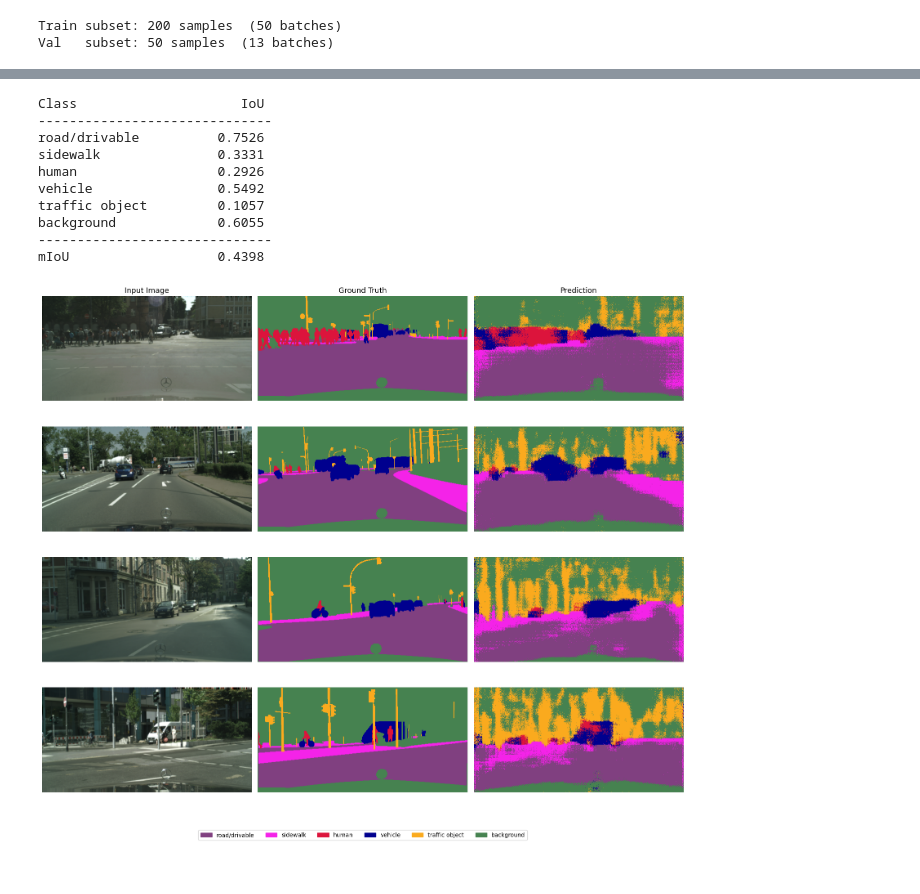
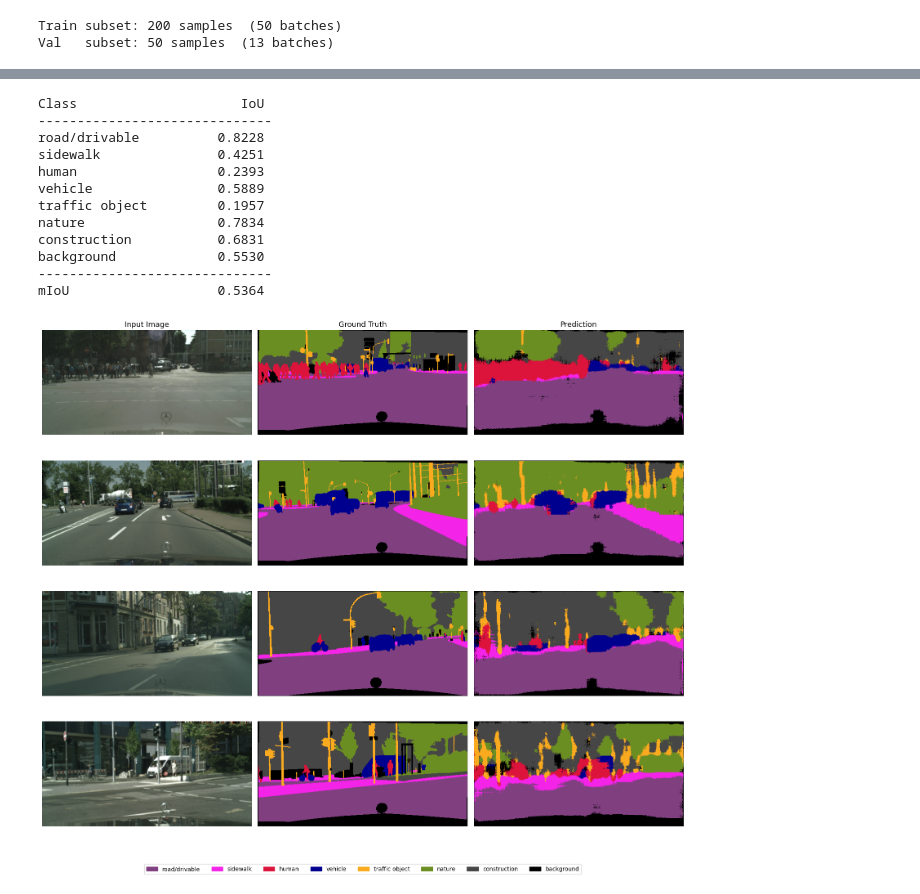
Before and after one commit to rxthlessbeats/Cityscapes-Image-Segmentation, a Jupyter notebook: base.ipynb, the cells around one changed output, grey strips where cells are left out. Drawn from its saved outputs; the diff is of its cells as text; code cells hidden in the pictures.

```diff
--- a/base.ipynb
+++ b/base.ipynb
@@ -56,7 +61,7 @@ CLASS_COLORS = [
 # 26 car, 27 truck, 28 bus, 29 caravan, 30 trailer, 31 train, 32 motorcycle, 33 bicycle
 # 255 / -1: license plate (ignored)
 
-LABEL_REMAP = np.full(256, 5, dtype=np.uint8)  # default → background
+LABEL_REMAP = np.full(256, 7, dtype=np.uint8)  # default → background (void)
 
 # Class 0: road / drivable area
 for lid in [7, 9, 10]:
@@ -77,11 +82,19 @@ for lid in [26, 27, 28, 29, 30, 31, 32, 33]:
 for lid in [17, 18, 19, 20]:
     LABEL_REMAP[lid] = 4
 
-# Class 5: background (everything else already defaults to 5)
+# Class 5: nature (vegetation, terrain, sky)
+for lid in [21, 22, 23]:
+    LABEL_REMAP[lid] = 5
+
+# Class 6: construction (building, wall, fence, guard rail, bridge, tunnel)
+for lid in [11, 12, 13, 14, 15, 16]:
+    LABEL_REMAP[lid] = 6
+
+# Class 7: background (everything else — void classes default to 7)
 
 print("Remap table (non-background entries):")
 for i in range(34):
-    if LABEL_REMAP[i] != 5:
+    if LABEL_REMAP[i] != 7:
         print(f"  labelId {i:>2d} → class {LABEL_REMAP[i]} ({CLASS_NAMES[LABEL_REMAP[i]]})")
 # %% [output]
 Remap table (non-background entries):
@@ -219,19 +228,24 @@ inv_normalize = T.Normalize(
     std=[1/0.229, 1/0.224, 1/0.225],
 )
 
-fig, axes = plt.subplots(3, 2, figsize=(14, 10))
+fig, axes = plt.subplots(3, 3, figsize=(18, 10))
 for i in range(3):
-    img, lbl = train_ds[i]
+    img, lbl, mask = train_ds[i]
     img_vis = inv_normalize(img).permute(1, 2, 0).clamp(0, 1).numpy()
     lbl_vis = label_to_color(lbl.numpy())
+    mask_vis = mask.numpy()
 
     axes[i, 0].imshow(img_vis)
     axes[i, 0].set_title("Image")
     axes[i, 0].axis("off")
 
     axes[i, 1].imshow(lbl_vis)
-    axes[i, 1].set_title("Ground Truth (6 classes)")
+    axes[i, 1].set_title(f"Ground Truth ({NUM_CLASSES} classes)")
     axes[i, 1].axis("off")
+
+    axes[i, 2].imshow(mask_vis, cmap="hot", vmin=1, vmax=2)
+    axes[i, 2].set_title("Boundary Mask (2=edge, 1=interior)")
+    axes[i, 2].axis("off")
 
 plt.tight_layout()
 plt.show()
@@ -439,7 +478,7 @@ Input: torch.Size([1, 3, 256, 512]) → Output: torch.Size([1, 6, 256, 512])
 # %%
 # ── Training loop ──
 # criterion is defined above (Focal Loss with class weights)
-optimizer = optim.Adam(model.parameters(), lr=LR)
+optimizer = optim.Adam(model.parameters(), lr=LR, weight_decay=1e-3)
 
 train_losses, val_losses = [], []
 train_accs, val_accs = [], []
@@ -448,11 +487,12 @@ for epoch in range(1, NUM_EPOCHS + 1):
     # ─── Train ───
     model.train()
     running_loss, correct, total = 0.0, 0, 0
-    for imgs, lbls in train_loader:
-        imgs, lbls = imgs.to(device), lbls.to(device)
+    for imgs, lbls, masks in train_loader:
+        imgs, lbls, masks = imgs.to(device), lbls.to(device), masks.to(device)
 
         optimizer.zero_grad()
         out = model(imgs)          # [B, C, H, W]
+        # loss = criterion(out, lbls, masks) # focal loss
         loss = criterion(out, lbls)
         loss.backward()
         optimizer.step()
@@ -469,9 +509,10 @@ for epoch in range(1, NUM_EPOCHS + 1):
     model.eval()
     running_loss, correct, total = 0.0, 0, 0
     with torch.no_grad():
-        for imgs, lbls in val_loader:
-            imgs, lbls = imgs.to(device), lbls.to(device)
+        for imgs, lbls, masks in val_loader:
+            imgs, lbls, masks = imgs.to(device), lbls.to(device), masks.to(device)
             out = model(imgs)
+            # loss = criterion(out, lbls, masks)
             loss = criterion(out, lbls)
 
             running_loss += loss.item() * imgs.size(0)
@@ -522,7 +569,7 @@ def compute_miou(model, loader, num_classes, device):
     confusion = torch.zeros(num_classes, num_classes, dtype=torch.long)
     model.eval()
     with torch.no_grad():
-        for imgs, lbls in loader:
+        for imgs, lbls, _ in loader:
             imgs = imgs.to(device)
             preds = model(imgs).argmax(dim=1).cpu()
             # vectorized confusion matrix accumulation
@@ -550,43 +597,45 @@ print(f"{'mIoU':<20s} {np.mean(ious):>8.4f}")
 # %% [output]
 Class                     IoU
 ------------------------------
-road/drivable          0.7526
-sidewalk               0.3331
-human                  0.2926
-vehicle                0.5492
-traffic object         0.1057
-background             0.6055
+road/drivable          0.8228
+sidewalk               0.4251
+human                  0.2393
+vehicle                0.5889
+traffic object         0.1957
+nature                 0.7834
+construction           0.6831
+background             0.5530
 ------------------------------
-mIoU                   0.4398
+mIoU                   0.5364
 # %%
 # ── Visualize predictions on validation set ──
 model.eval()
 fig, axes = plt.subplots(4, 3, figsize=(16, 14))
 col_titles = ["Input Image", "Ground Truth", "Prediction"]
 
 for i in range(4):
-    img, lbl = val_ds[i]
+    img, lbl, _ = val_ds[i]
     with torch.no_grad():
         pred = model(img.unsqueeze(0).to(device)).argmax(dim=1).squeeze(0).cpu().numpy()
 
     img_vis = inv_normalize(img).permute(1, 2, 0).clamp(0, 1).numpy()
     gt_vis = label_to_color(lbl.numpy())
     pred_vis = label_to_color(pred)
 
     axes[i, 0].imshow(img_vis)
     axes[i, 1].imshow(gt_vis)
     axes[i, 2].imshow(pred_vis)
 
     for j in range(3):
         axes[i, j].axis("off")
         if i == 0:
             axes[i, j].set_title(col_titles[j], fontsize=13)
 
 # legend
 import matplotlib.patches as mpatches
 patches = [mpatches.Patch(color=np.array(c)/255, label=n) for c, n in zip(CLASS_COLORS, CLASS_NAMES)]
 fig.legend(handles=patches, loc="lower center", ncol=NUM_CLASSES, fontsize=10)
 plt.tight_layout(rect=[0, 0.04, 1, 1])
 plt.show()
 # %% [output]
-[figure, old version]
+[figure, new version]
```
Also changed, not shown: parts of 10 cells of this notebook.
